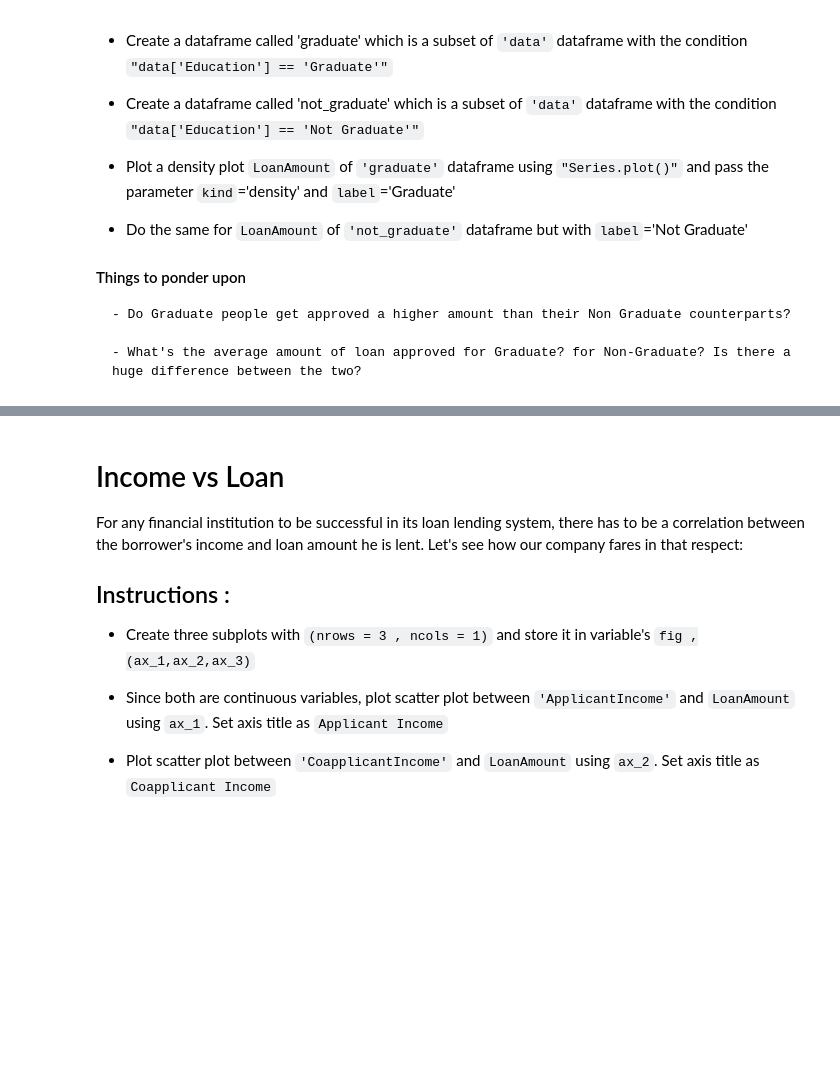
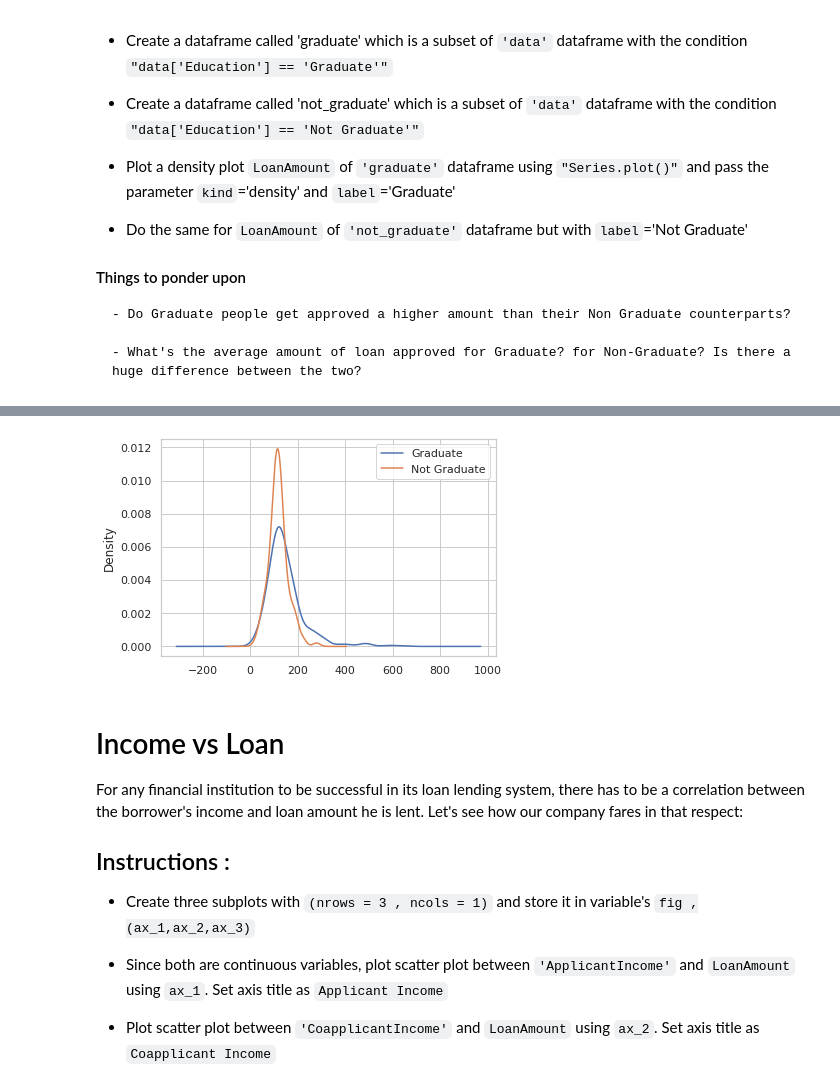
Before and after one commit to karthikchary/GLabs_Data_Science_Learn, a Jupyter notebook: Visualization.ipynb, the cells around one changed output, grey strips where cells are left out. Drawn from its saved outputs; the diff is of its cells as text; code cells hidden in the pictures; blank space fills up the shorter version.

```diff
--- a/Visualization.ipynb
+++ b/Visualization.ipynb
@@ -347,3 +358,5 @@ After seeing the loan status distribution, let's check whether being graduate or
     - Do Graduate people get approved a higher amount than their Non Graduate counterparts?
 
     - What's the average amount of loan approved for Graduate? for Non-Graduate? Is there a huge difference between the two?
+# %%
+graduate = data[data['Education'] == 'Graduate']
@@ -350,3 +379,14 @@ After seeing the loan status distribution, let's check whether being graduate or
+# %%
+not_graduate = data[data['Education'] == 'Not Graduate']
+# %%
+graduate['LoanAmount'].plot(kind='density', label='Graduate')
+#Plotting density plot for 'Graduate'
+not_graduate['LoanAmount'].plot(kind='density',label='Not Graduate')
+#For automatic legend display
+plt.legend()
+plt.show()
+# %% [output]
+[figure, added]
 # %% [markdown]
 # Income vs Loan
 
```
Also changed, not shown: parts of 4 cells of this notebook.
